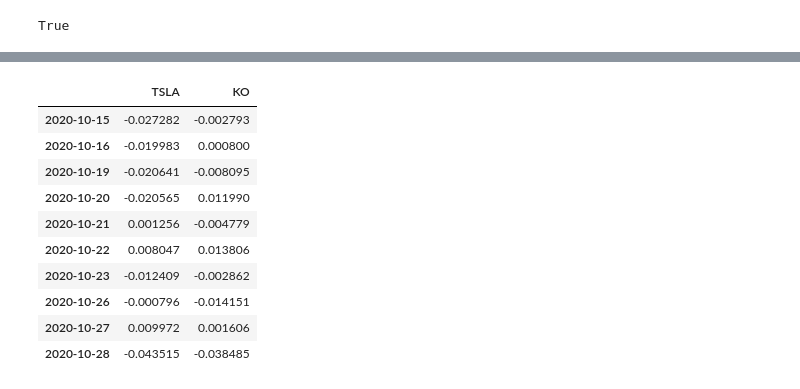
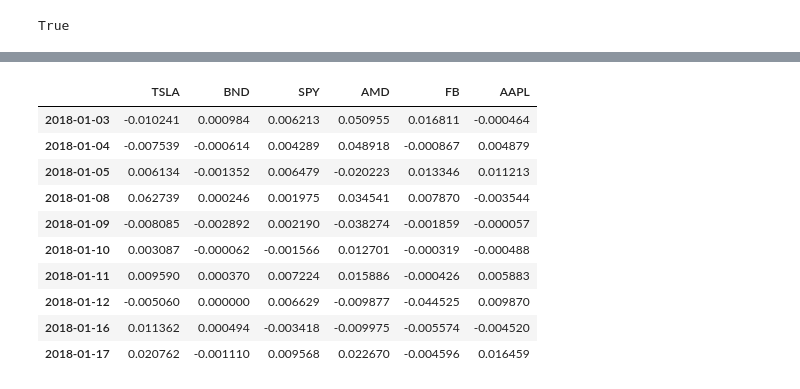
Before and after one commit to sumeetvaidya/bootcamp-project-1, a Jupyter notebook: MarketData.ipynb, the cells around one changed output, grey strips where cells are left out. Cells and saved outputs as stored; diff of their text form; code cells hidden in the pictures.

```diff
--- a/MarketData.ipynb
+++ b/MarketData.ipynb
@@ -22,14 +29,14 @@ alpaca = tradeapi.REST(
 )
 # %%
 # Set the Tesla and Coca-Cola tickers
-ticker = ["TSLA","KO"]
+tickers = ["TSLA","BND","SPY","AMD","FB","AAPL"]
 
 # Set timeframe to '1D'
 timeframe = "1D"
 
 # Set start and end datetimes of 1 year, between now and 365 days ago.
-start_date = pd.Timestamp("2020-10-14", tz="America/New_York").isoformat()
-end_date = pd.Timestamp("2021-10-14", tz="America/New_York").isoformat()
+start_date = pd.Timestamp("2018-01-01", tz="America/New_York").isoformat()
+end_date = pd.Timestamp("2021-12-31", tz="America/New_York").isoformat()
 
 # Set limit_rows to 1000 to retreive the maximum amount of rows
 limit_rows = 1000
@@ -37,7 +44,7 @@ limit_rows = 1000
 # Get 1 year's worth of historical data for Tesla and Coca-Cola
 # YOUR CODE HERE!
 df_ticker = alpaca.get_barset(
-    ticker,
+    tickers,
     timeframe,
     start=start_date,
     end=end_date,
@@ -63,29 +71,30 @@ df_ticker.head(10)
 # %%
 # Create and empty DataFrame for closing prices
 
 df_closing_prices = pd.DataFrame()
-# Fetch the closing prices of KO and TSLA
-df_closing_prices["TSLA"] = df_ticker["TSLA"]["close"]
-df_closing_prices["KO"] = df_ticker["KO"]["close"]
+for ticker in tickers:
+    df_closing_prices[ticker]=df_ticker[ticker]['close']
+
+
 
 # Drop the time component of the date
 df_closing_prices.index = df_closing_prices.index.date
 # Compute daily returns
 df_daily_returns = df_closing_prices.pct_change().dropna()
 # Display sample data
 df_daily_returns.head(10)
 # %% [output]
-|  | TSLA | KO |
-| 2020-10-15 | -0.027282 | -0.002793 |
-| 2020-10-16 | -0.019983 | 0.000800 |
-| 2020-10-19 | -0.020641 | -0.008095 |
-| 2020-10-20 | -0.020565 | 0.011990 |
-| 2020-10-21 | 0.001256 | -0.004779 |
-| 2020-10-22 | 0.008047 | 0.013806 |
-| 2020-10-23 | -0.012409 | -0.002862 |
-| 2020-10-26 | -0.000796 | -0.014151 |
-| 2020-10-27 | 0.009972 | 0.001606 |
-| 2020-10-28 | -0.043515 | -0.038485 |
+|  | TSLA | BND | SPY | AMD | FB | AAPL |
+| 2018-01-03 | -0.010241 | 0.000984 | 0.006213 | 0.050955 | 0.016811 | -0.000464 |
+| 2018-01-04 | -0.007539 | -0.000614 | 0.004289 | 0.048918 | -0.000867 | 0.004879 |
+| 2018-01-05 | 0.006134 | -0.001352 | 0.006479 | -0.020223 | 0.013346 | 0.011213 |
+| 2018-01-08 | 0.062739 | 0.000246 | 0.001975 | 0.034541 | 0.007870 | -0.003544 |
+| 2018-01-09 | -0.008085 | -0.002892 | 0.002190 | -0.038274 | -0.001859 | -0.000057 |
+| 2018-01-10 | 0.003087 | -0.000062 | -0.001566 | 0.012701 | -0.000319 | -0.000488 |
+| 2018-01-11 | 0.009590 | 0.000370 | 0.007224 | 0.015886 | -0.000426 | 0.005883 |
+| 2018-01-12 | -0.005060 | 0.000000 | 0.006629 | -0.009877 | -0.044525 | 0.009870 |
+| 2018-01-16 | 0.011362 | 0.000494 | -0.003418 | -0.009975 | -0.005574 | -0.004520 |
+| 2018-01-17 | 0.020762 | -0.001110 | 0.009568 | 0.022670 | -0.004596 | 0.016459 |
 # %%
 # Visualize distribution of Tesla percent change in closing price using a histogram plot
 df_daily_returns["TSLA"].plot.hist()
```
Also changed, not shown: parts of 5 cells of this notebook, 7 other files.
